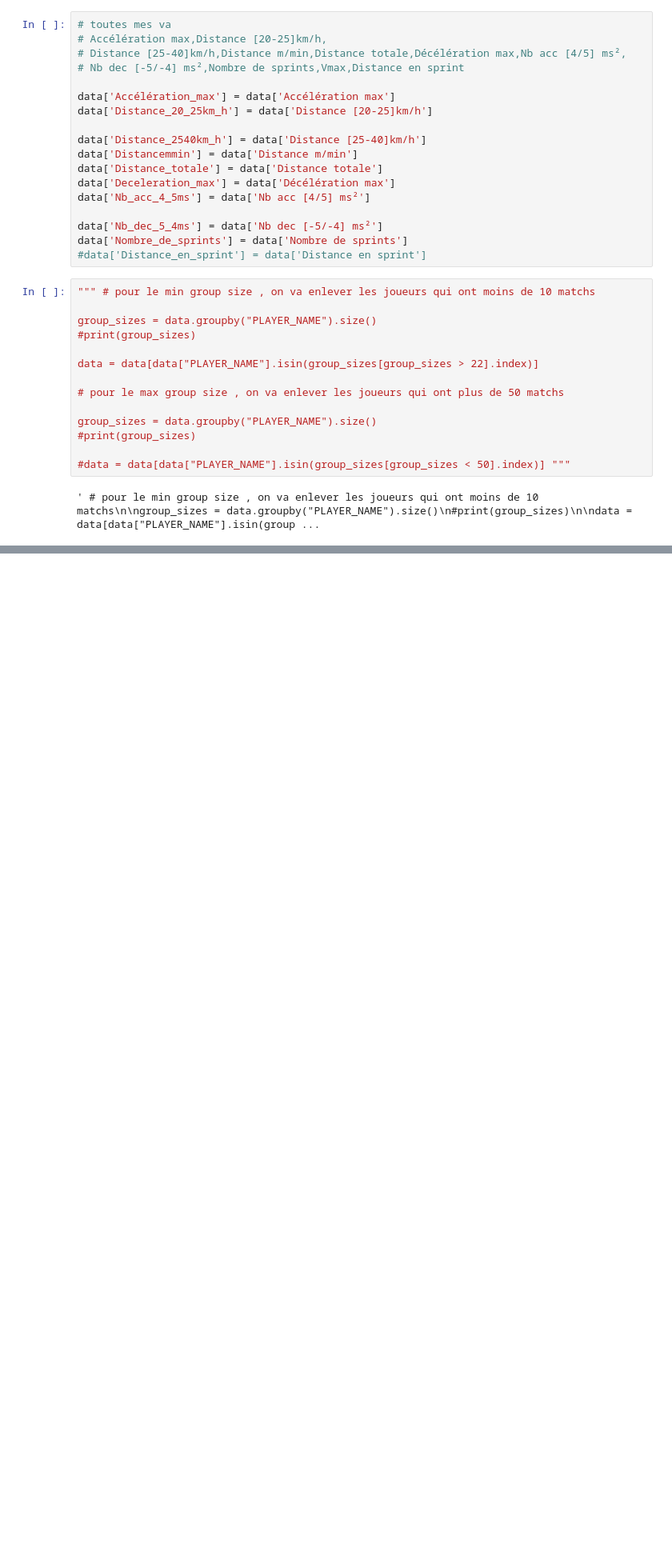
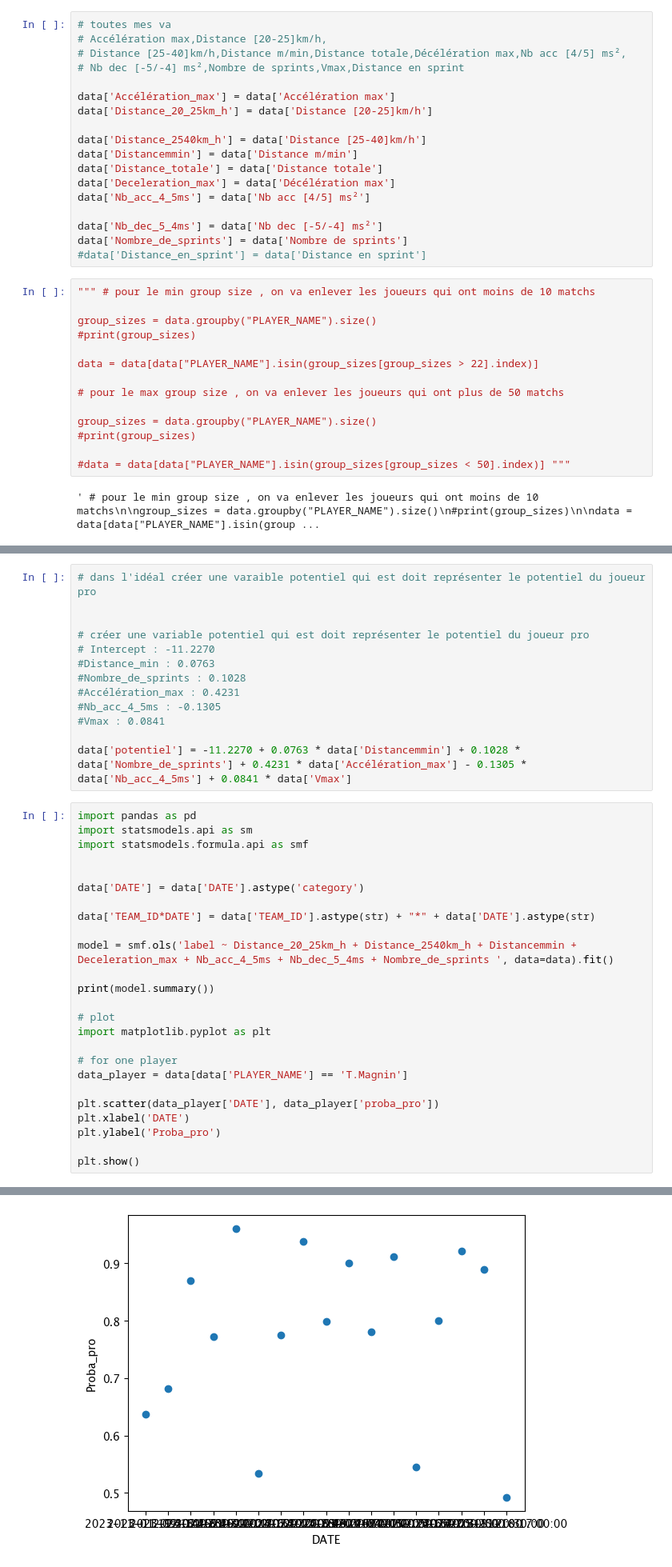
Before and after one commit to cosaph/Stage-2A, a Jupyter notebook: lmm.ipynb, the cells around one changed output, grey strips where cells are left out. Shown at 80% size. Saved outputs shown, nothing was run; the diff lists cells and outputs as text; blank space fills up the shorter version.

Commit message:
model complet

```diff
--- a/lmm.ipynb
+++ b/lmm.ipynb
@@ -170,0 +487,39 @@ dtype: float64
+# %%
+# dans l'idéal créer une varaible potentiel qui est doit représenter le potentiel du joueur pro
+
+
+# créer une variable potentiel qui est doit représenter le potentiel du joueur pro
+# Intercept : -11.2270
+#Distance_min : 0.0763
+#Nombre_de_sprints : 0.1028
+#Accélération_max : 0.4231
+#Nb_acc_4_5ms : -0.1305
+#Vmax : 0.0841
+
+data['potentiel'] = -11.2270 + 0.0763 * data['Distancemmin'] + 0.1028 * data['Nombre_de_sprints'] + 0.4231 * data['Accélération_max'] - 0.1305 * data['Nb_acc_4_5ms'] + 0.0841 * data['Vmax']
+# %%
+import pandas as pd
+import statsmodels.api as sm
+import statsmodels.formula.api as smf
+
+
+data['DATE'] = data['DATE'].astype('category')
+
+data['TEAM_ID*DATE'] = data['TEAM_ID'].astype(str) + "*" + data['DATE'].astype(str)
+
+model = smf.ols('label ~ Distance_20_25km_h + Distance_2540km_h + Distancemmin + Deceleration_max + Nb_acc_4_5ms + Nb_dec_5_4ms + Nombre_de_sprints ', data=data).fit()
+
+print(model.summary())
+
+# plot
+import matplotlib.pyplot as plt
+
+# for one player
+data_player = data[data['PLAYER_NAME'] == 'T.Magnin']
+
+plt.scatter(data_player['DATE'], data_player['proba_pro'])
+plt.xlabel('DATE')
+plt.ylabel('Proba_pro')
+
+plt.show()
+# %% [output]
@@ -170,0 +543 @@ dtype: float64
+[figure, added]
```
Also changed, not shown: parts of 23 cells of this notebook.
